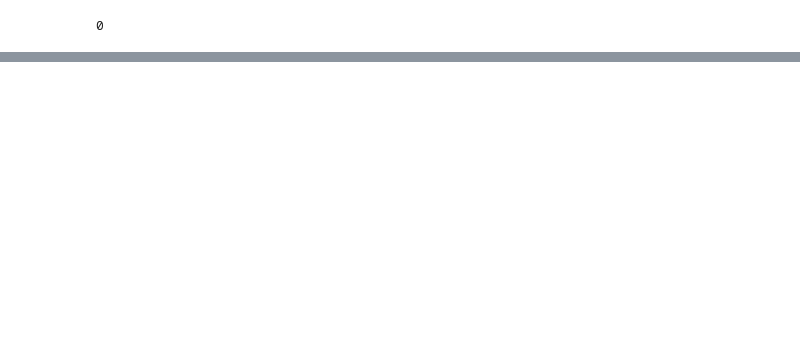
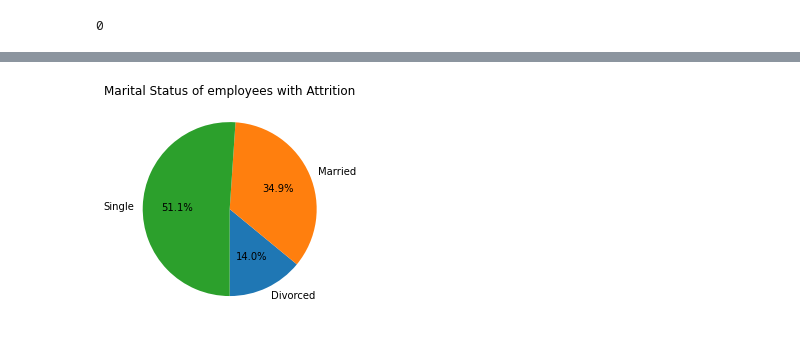
Before and after one commit to KeithChan01/IBM-Employee-Analysis, a Jupyter notebook: Cleaning.ipynb, the cells around one changed output, grey strips where cells are left out. Cells and saved outputs as stored; diff of their text form; code cells hidden in the pictures; blank space fills up the shorter version.

```diff
--- a/Cleaning.ipynb
+++ b/Cleaning.ipynb
@@ -287,9 +290,9 @@ plt.show()
 [figure]
 # %%
 #computing the upper and lower fence values to remove the outlier
-Q1 = data['Age'].quantile(0.25)
-Q3 = data['Age'].quantile(0.75)
-MEDIAN = data['Age'].median()
+Q1 = data_cleaned['Age'].quantile(0.25)
+Q3 = data_cleaned['Age'].quantile(0.75)
+MEDIAN = data_cleaned['Age'].median()
 IQR = Q3 - Q1
 UpperFence = Q3 + 1.5*IQR
 LowerFence = Q1 - 1.5*IQR
@@ -339,0 +434,7 @@ data_num.duplicated().sum()
+# %%
+#using a pie chart plot to find any correlations between employee attrition and marital status
+att_yes.groupby('MaritalStatus')['EmployeeNumber'].nunique().plot(kind ='pie', autopct ='%1.1f%%', ylabel = '', title = "Marital Status of employees with Attrition", startangle = 270)
+plt.show()
+#this pie chart shows that employees of single marital status are most likely to have attrition resign from the company
+# %% [output]
+[figure, added]
```
Also changed, not shown: parts of 27 cells of this notebook.
